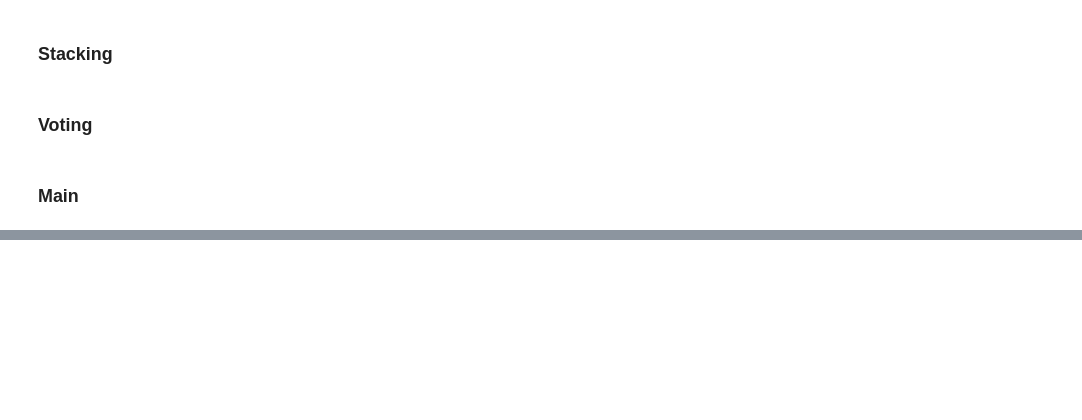
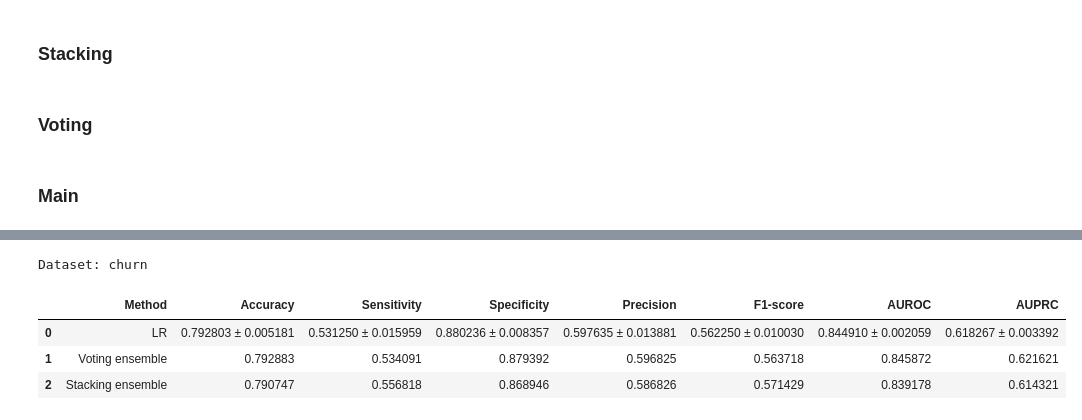
Before and after one commit to NafiuRahman77/CSE-472, a Jupyter notebook: Offline-2/1905077.ipynb, the cells around one changed output, grey strips where cells are left out. Drawn from its saved outputs; the diff is of its cells as text; code cells hidden in the pictures; blank space fills up the shorter version.

```diff
--- a/Offline-2/1905077.ipynb
+++ b/Offline-2/1905077.ipynb
@@ -441,8 +358,8 @@ class Stacking:
 # %% [markdown]
 ### Voting
 # %%
-class VotingClassifier:
-    def __init__(self, base_model, n_estimators=9,models=[],random_seed=42):
+class VotingClassifier(ParentModel):
+    def __init__(self, base_model, n_estimators=9,models=[],random_seed=RANDOM_STATE):
         self.base_model = base_model
         self.models = models
         self.n_estimators = n_estimators
@@ -470,41 +387,18 @@ class VotingClassifier:
                 self.models.append(model)
 
     def predict(self, X):
-        # Collect predictions from all models
         predictions = np.array([model.predict(X) for model in self.models])
-
-        # Take the majority vote
         y_pred = np.mean(predictions, axis=0)
         y_pred = np.where(y_pred > 0.5, 1, 0)
 
         return y_pred
 
     def predict_proba(self, X):
-        # Collect predictions from all models
         predictions = np.array([model.predict_proba(X) for model in self.models])
-
-        # Take the majority vote
         y_prob = np.mean(predictions, axis=0)
+        # y_prob = np.median(predictions, axis=0)
 
         return y_prob
-
-    def evaluate(self, X, y):
-        y_pred = self.predict(X)
-        y_prob = self.predict_proba(X)
-        TP = np.sum((y == 1) & (y_pred == 1))
-        TN = np.sum((y == 0) & (y_pred == 0))
-        FP = np.sum((y == 0) & (y_pred == 1))
-        FN = np.sum((y == 1) & (y_pred == 0))
-
-        accuracy = (TP + TN) / (TP + TN + FP + FN)
-        sensitivity = TP / (TP + FN)
-        specificity = TN / (TN + FP)
-        precision = TP / (TP + FP)
-        f1_score = 2 * precision * sensitivity / (precision + sensitivity)
-        auroc = roc_auc_score(y, y_prob)
-        auprc = average_precision_score(y, y_prob)
-
-        return accuracy, sensitivity, specificity, precision, f1_score, auroc, auprc
 # %% [markdown]
 ### Main
 # %%
@@ -663,0 +490,9 @@ AUPRC: 0.71519081
+# %%
+churn_metrics_df,metrics_churn , labels_churn = test('churn')
+churn_metrics_df
+# %% [output]
+Dataset: churn
+|  | Method | Accuracy | Sensitivity | Specificity | Precision | F1-score | AUROC | AUPRC |
+| 0 | LR | 0.792803 ± 0.005181 | 0.531250 ± 0.015959 | 0.880236 ± 0.008357 | 0.597635 ± 0.013881 | 0.562250 ± 0.010030 | 0.844910 ± 0.002059 | 0.618267 ± 0.003392 |
+| 1 | Voting ensemble | 0.792883 | 0.534091 | 0.879392 | 0.596825 | 0.563718 | 0.845872 | 0.621621 |
+| 2 | Stacking ensemble | 0.790747 | 0.556818 | 0.868946 | 0.586826 | 0.571429 | 0.839178 | 0.614321 |
```
Also changed, not shown: parts of 16 cells of this notebook, 1 other file.
